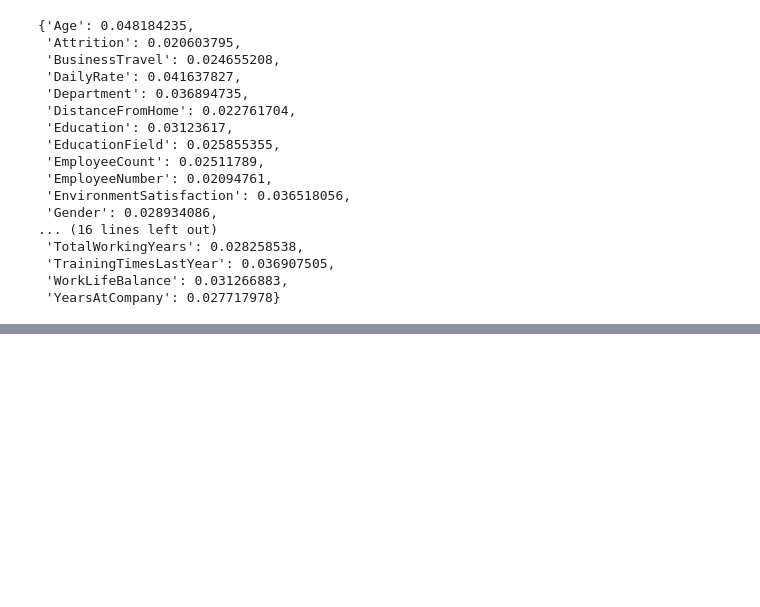
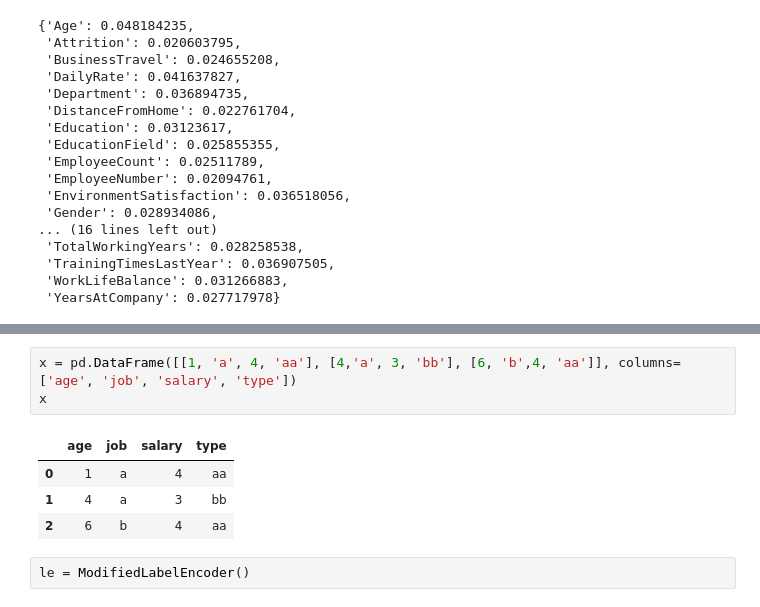
Before and after one commit to MahdiEsrafili/HR_Attrition_prediction, a Jupyter notebook: test.ipynb, the cells around one changed output, grey strips where cells are left out. Drawn from its saved outputs; the diff is of its cells as text; blank space fills up the shorter version.

```diff
--- a/test.ipynb
+++ b/test.ipynb
@@ -59,0 +77,10 @@ dict(x)
+# %%
+x = pd.DataFrame([[1, 'a', 4, 'aa'], [4,'a', 3, 'bb'], [6, 'b',4, 'aa']], columns=['age', 'job', 'salary', 'type'])
+x
+# %% [output]
+|  | age | job | salary | type |
+| 0 | 1 | a | 4 | aa |
+| 1 | 4 | a | 3 | bb |
+| 2 | 6 | b | 4 | aa |
+# %%
+le = ModifiedLabelEncoder()
```
Also changed, not shown: parts of 8 cells of this notebook, 2 other files.
